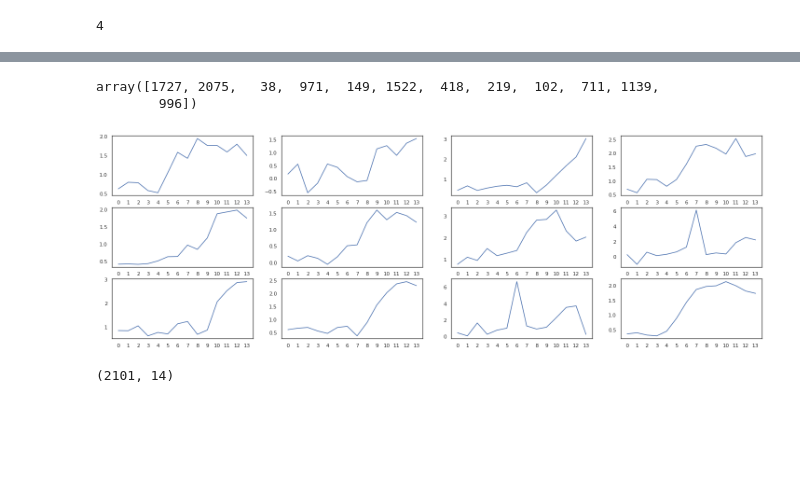
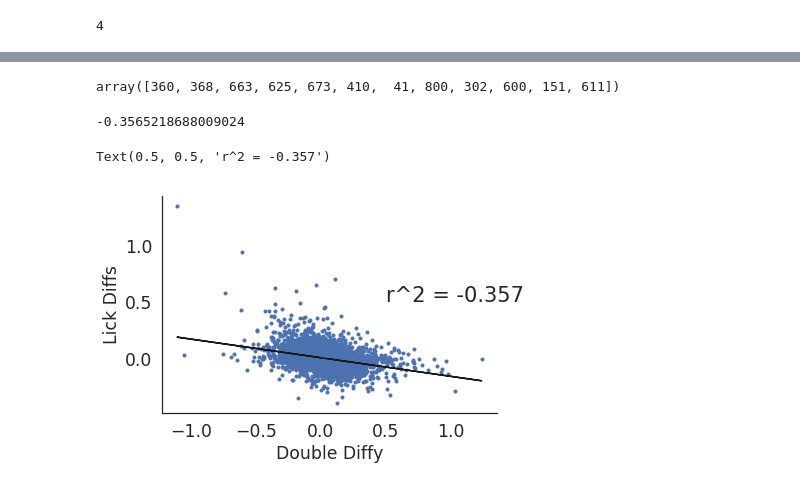
Before and after one commit to Packer-Lab/Vape, a Jupyter notebook: jupyter/lick artifact.ipynb, the cells around one changed output, grey strips where cells are left out. Cells and saved outputs as stored; diff of their text form; code cells hidden in the pictures; blank space fills up the shorter version.

```diff
--- a/jupyter/lick artifact.ipynb
+++ b/jupyter/lick artifact.ipynb
@@ -331,8 +279,3 @@ plt.xlim((0,2000))
-# %%
-behaviour_list = [subtract_kernal(behaviour_list[session], runs[session],
-                                  hit_list[session], get_time_to_lick(runs[session]),
-                                  pre_frames=pre_frames, post_frames=post_frames)
-                  for session in range(n_sessions)]
 # %%
 intersect = lambda lst1, lst2: list(set(lst1) & set(lst2))
 
@@ -398,34 +329,34 @@ miss_diffs = np.array(miss_diffs)
 # %%
 # which cells contribute most the above plot?
-sub = 50
+hit_trials =  [intersect(np.where((run.outcome=='hit') & (Subsets(run).trial_subsets!=150))[0],
+                         good_trials(run))
+               for run in runs]
 
-hit_trials =  [intersect(np.where((run.outcome=='hit') & (Subsets(run).trial_subsets==sub))[0],
+miss_trials =  [intersect(np.where((run.outcome=='miss') & (Subsets(run).trial_subsets!=150))[0],
                          good_trials(run))
-                         for run in runs]
+               for run in runs]
 
-_,_,_,cell_averages = averager(behaviour_list, pre_frames=pre_frames, post_frames=post_frames,
+_,_,_, hit_averages = utils.averager(behaviour_list, pre_frames=pre_frames, post_frames=post_frames,
                               offset=offset, trial_filter=hit_trials)
 
-cell_differ = lambda cell_average: (np.mean(cell_average[:, pre_frames+offset:
-                                                           pre_frames+offset+(post_frames-offset)], 1) -
+_,_,_, miss_averages = utils.averager(behaviour_list, pre_frames=pre_frames, post_frames=post_frames,
+                              offset=offset, trial_filter=miss_trials)
+
+cell_differ = lambda cell_average:  (np.mean(cell_average[:, pre_frames+offset:
+                                            pre_frames+offset+(post_frames-offset)], 1) -
                                     np.mean(cell_average[:, 0:pre_frames], 1))
 
 
-d = cell_differ(cell_averages[0])
-diffest = np.argsort(d)[-12:]
+diffy_hit = [cell_differ(c) for c in hit_averages]
+diffy_miss = [cell_differ(c) for c in miss_averages]
+diffest = np.argsort(diffy_hit[0])[-12:]
 diffest
 # %% [output]
-array([1727, 2075,   38,  971,  149, 1522,  418,  219,  102,  711, 1139,
-        996])
+array([360, 368, 663, 625, 673, 410,  41, 800, 302, 600, 151, 611])
 # %%
-plt.figure(figsize=(25,8))
-for i, cell in enumerate(diffest):
-    plt.subplot(3,4,i+1)
-    plt.plot(cell_averages[0][cell,:])
-    plt.xticks(np.arange(pre_frames+post_frames))
+# plt.figure(figsize=(25,8))
+# for i, cell in enumerate(diffest):
+#     plt.subplot(3,4,i+1)
+#     plt.plot(cell_averages[0][cell,:])
+#     plt.xticks(np.arange(pre_frames+post_frames))
+#     plt.ylim((-1,1))
-# %% [output]
-[figure, removed]
-# %%
-cell_averages[0].shape
-# %% [output]
-(2101, 14)
@@ -440,0 +363,29 @@ cell_averages[0].shape
+# %%
+all_hittys = np.concatenate(diffy_hit).ravel()
+all_missys = np.concatenate(diffy_miss).ravel()
+all_lickys = np.concatenate(licky_pre_posts).ravel()
+double_diffy = all_hittys - all_missys
+# toggle this line to compare just hit trials to lickys
+# double_diffy = all_hittys
+assert all_lickys.shape == double_diffy.shape
+
+nonnan_idx = np.logical_and(~np.isnan(double_diffy), ~np.isnan(all_lickys))
+
+x = double_diffy[nonnan_idx].reshape(-1, 1)
+y = all_lickys[nonnan_idx]
+
+model = LinearRegression()
+model.fit(x,y)
+r_sq = r2_score(x, model.predict(x))
+r_sq
+# %% [output]
+-0.3565218688009024
+# %%
+plt.plot(double_diffy, all_lickys, '.')
+plt.xlabel('Double Diffy')
+plt.ylabel('Lick Diffs')
+plt.plot(x, model.predict(x), color='k')
+plt.text(0.5, 0.5, 'r^2 = {}'.format(round(r_sq, 3)), fontsize=21)
+# %% [output]
+Text(0.5, 0.5, 'r^2 = -0.357')
+[figure, added]
```
Also changed, not shown: parts of 47 cells of this notebook, 1 other file.
